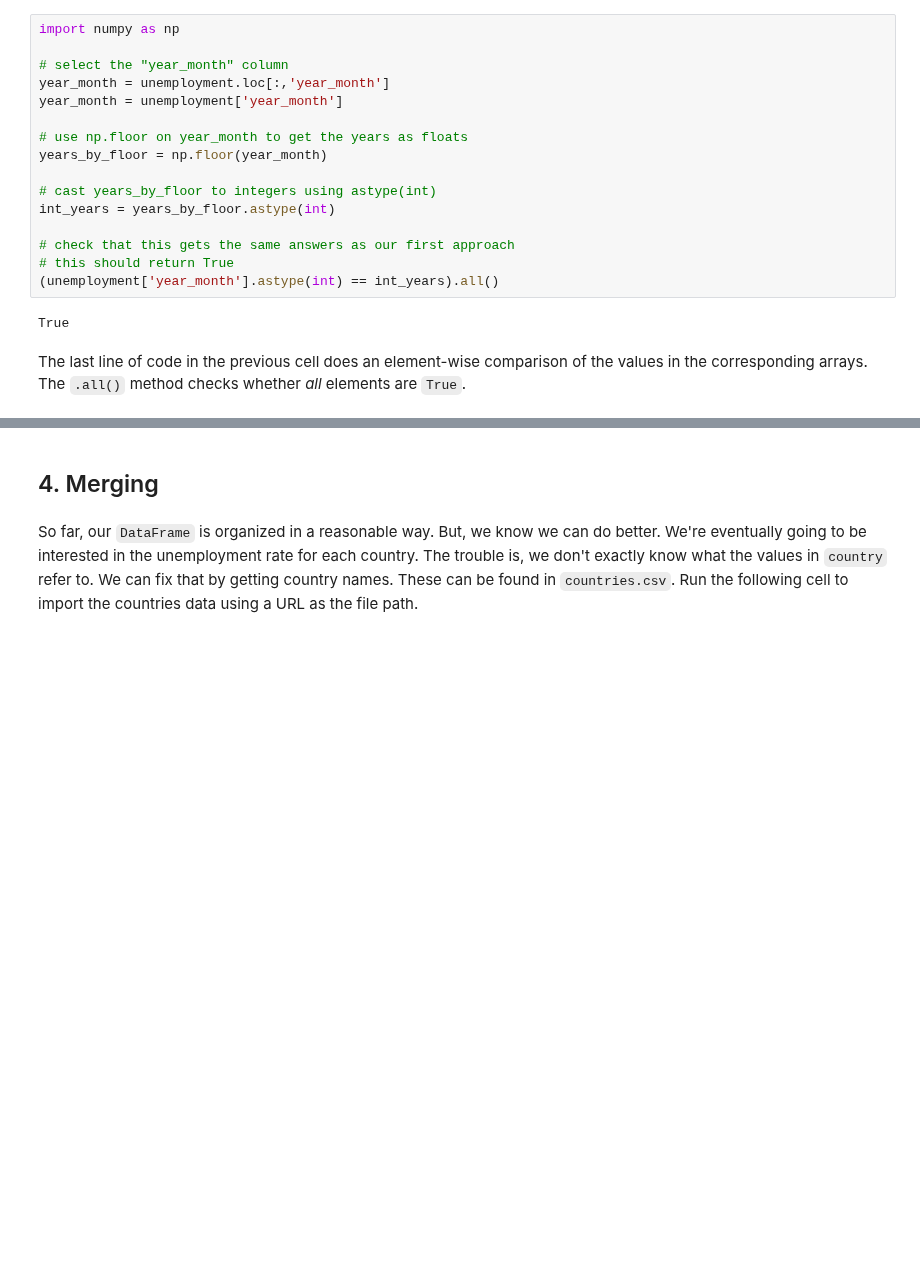
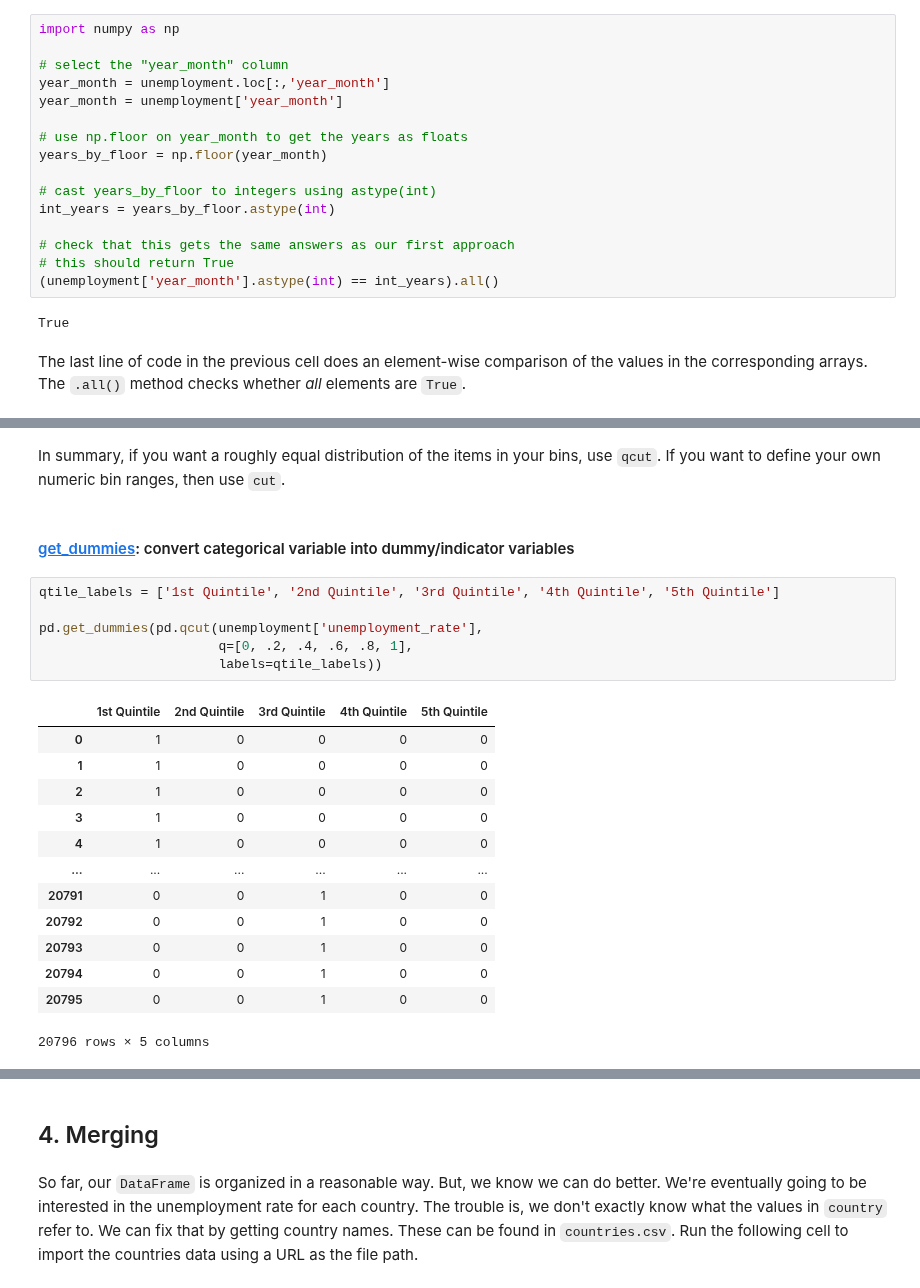
Before and after one commit to cbrownley/NYU-Python-Workshop, a Jupyter notebook: 1_Introduction_to_Pandas.ipynb, the cells around one changed output, grey strips where cells are left out. Saved outputs shown, nothing was run; the diff lists cells and outputs as text; blank space fills up the shorter version.

Commit message:
Update 1_Introduction_to_Pandas

```diff
--- a/1_Introduction_to_Pandas.ipynb
+++ b/1_Introduction_to_Pandas.ipynb
@@ -416,0 +521,24 @@ The last line of code in the previous cell does an element-wise comparison of th
+# %% [markdown]
+In summary, if you want a roughly equal distribution of the items in your bins, use `qcut`.  If you want to define your own numeric bin ranges, then use `cut`.
+# %% [markdown]
+#### [get_dummies](https://pandas.pydata.org/docs/reference/api/pandas.get_dummies.html): convert categorical variable into dummy/indicator variables
+# %%
+qtile_labels = ['1st Quintile', '2nd Quintile', '3rd Quintile', '4th Quintile', '5th Quintile']
+
+pd.get_dummies(pd.qcut(unemployment['unemployment_rate'],
+                       q=[0, .2, .4, .6, .8, 1],
+                       labels=qtile_labels))
+# %% [output]
+|  | 1st Quintile | 2nd Quintile | 3rd Quintile | 4th Quintile | 5th Quintile |
+| 0 | 1 | 0 | 0 | 0 | 0 |
+| 1 | 1 | 0 | 0 | 0 | 0 |
+| 2 | 1 | 0 | 0 | 0 | 0 |
+| 3 | 1 | 0 | 0 | 0 | 0 |
+| 4 | 1 | 0 | 0 | 0 | 0 |
+| ... | ... | ... | ... | ... | ... |
+| 20791 | 0 | 0 | 1 | 0 | 0 |
+| 20792 | 0 | 0 | 1 | 0 | 0 |
+| 20793 | 0 | 0 | 1 | 0 | 0 |
+| 20794 | 0 | 0 | 1 | 0 | 0 |
+| 20795 | 0 | 0 | 1 | 0 | 0 |
+20796 rows × 5 columns
```
Also changed, not shown: parts of 31 cells of this notebook.
